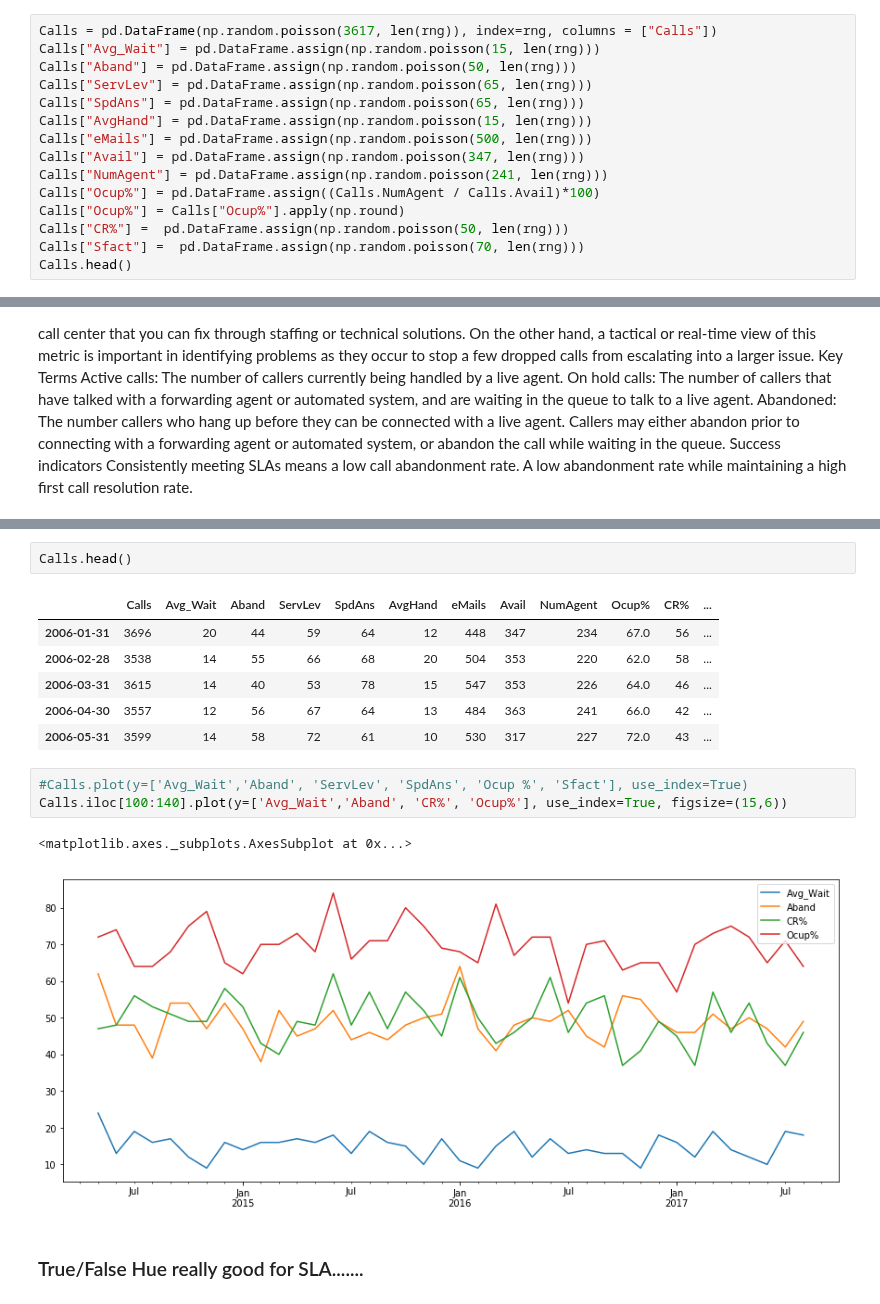
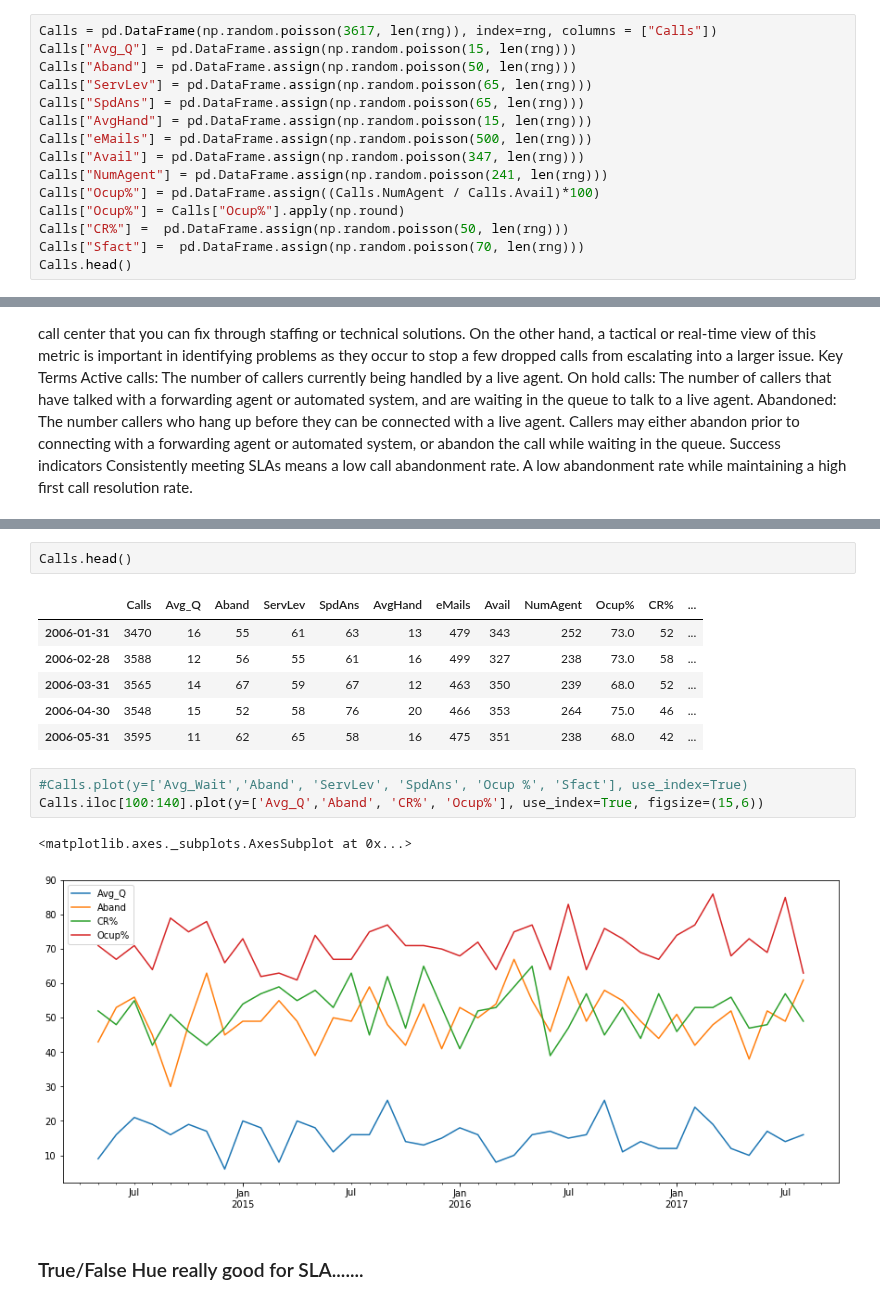
Before and after one commit to eamonnofarrell/Programming_Project, a Jupyter notebook: Prog_Project.ipynb, the cells around one changed output, grey strips where cells are left out. Cells and saved outputs as stored; diff of their text form.

```diff
--- a/Prog_Project.ipynb
+++ b/Prog_Project.ipynb
@@ -54,7 +61,7 @@ DatetimeIndex(['2006-01-31', '2006-02-28', '2006-03-31', '2006-04-30',
 ## Generate random Call Centre data with np.random.randn using dates from rng as index
 # %%
 Calls = pd.DataFrame(np.random.poisson(3617, len(rng)), index=rng, columns = ["Calls"])
-Calls["Avg_Wait"] = pd.DataFrame.assign(np.random.poisson(15, len(rng)))
+Calls["Avg_Q"] = pd.DataFrame.assign(np.random.poisson(15, len(rng)))
 Calls["Aband"] = pd.DataFrame.assign(np.random.poisson(50, len(rng)))
 Calls["ServLev"] = pd.DataFrame.assign(np.random.poisson(65, len(rng)))
 Calls["SpdAns"] = pd.DataFrame.assign(np.random.poisson(65, len(rng)))
@@ -199,18 +201,18 @@ Calls.iloc[100:140].plot(y=['Sfact','Aband'], use_index=True)
 # %%
 Calls.head()
 # %% [output]
-|  | Calls | Avg_Wait | Aband | ServLev | SpdAns | AvgHand | eMails | Avail | NumAgent | Ocup% | CR% | ... |
-| 2006-01-31 | 3696 | 20 | 44 | 59 | 64 | 12 | 448 | 347 | 234 | 67.0 | 56 | ... |
-| 2006-02-28 | 3538 | 14 | 55 | 66 | 68 | 20 | 504 | 353 | 220 | 62.0 | 58 | ... |
-| 2006-03-31 | 3615 | 14 | 40 | 53 | 78 | 15 | 547 | 353 | 226 | 64.0 | 46 | ... |
-| 2006-04-30 | 3557 | 12 | 56 | 67 | 64 | 13 | 484 | 363 | 241 | 66.0 | 42 | ... |
-| 2006-05-31 | 3599 | 14 | 58 | 72 | 61 | 10 | 530 | 317 | 227 | 72.0 | 43 | ... |
+|  | Calls | Avg_Q | Aband | ServLev | SpdAns | AvgHand | eMails | Avail | NumAgent | Ocup% | CR% | ... |
+| 2006-01-31 | 3470 | 16 | 55 | 61 | 63 | 13 | 479 | 343 | 252 | 73.0 | 52 | ... |
+| 2006-02-28 | 3588 | 12 | 56 | 55 | 61 | 16 | 499 | 327 | 238 | 73.0 | 58 | ... |
+| 2006-03-31 | 3565 | 14 | 67 | 59 | 67 | 12 | 463 | 350 | 239 | 68.0 | 52 | ... |
+| 2006-04-30 | 3548 | 15 | 52 | 58 | 76 | 20 | 466 | 353 | 264 | 75.0 | 46 | ... |
+| 2006-05-31 | 3595 | 11 | 62 | 65 | 58 | 16 | 475 | 351 | 238 | 68.0 | 42 | ... |
 # %%
 #Calls.plot(y=['Avg_Wait','Aband', 'ServLev', 'SpdAns', 'Ocup %', 'Sfact'], use_index=True)
-Calls.iloc[100:140].plot(y=['Avg_Wait','Aband', 'CR%', 'Ocup%'], use_index=True, figsize=(15,6))
+Calls.iloc[100:140].plot(y=['Avg_Q','Aband', 'CR%', 'Ocup%'], use_index=True, figsize=(15,6))
 # %% [output]
 <matplotlib.axes._subplots.AxesSubplot at 0x...>
-[figure, old version]
+[figure, new version]
 # %% [markdown]
 ### True/False Hue really good for SLA.......
 # %%
```
Also changed, not shown: parts of 26 cells of this notebook.
